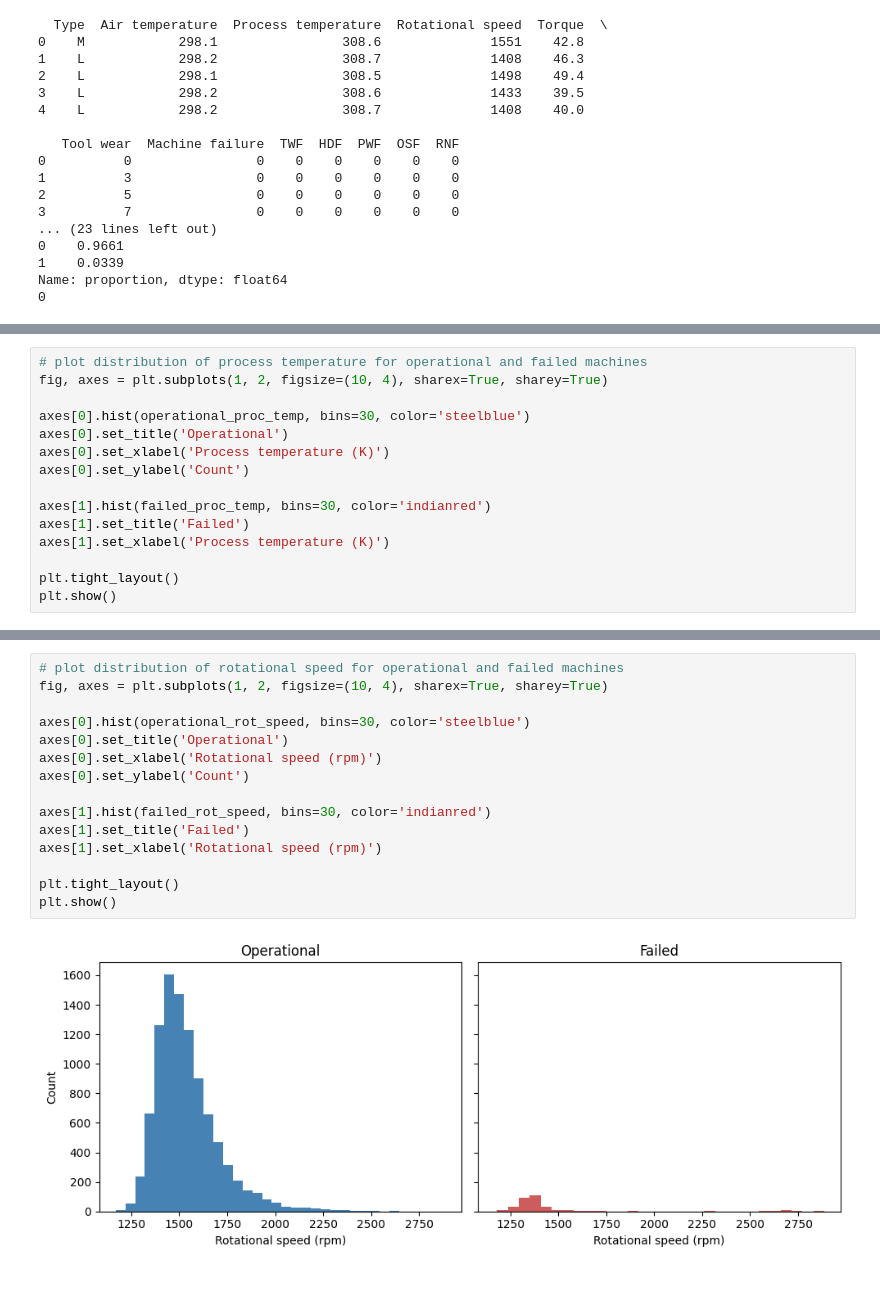
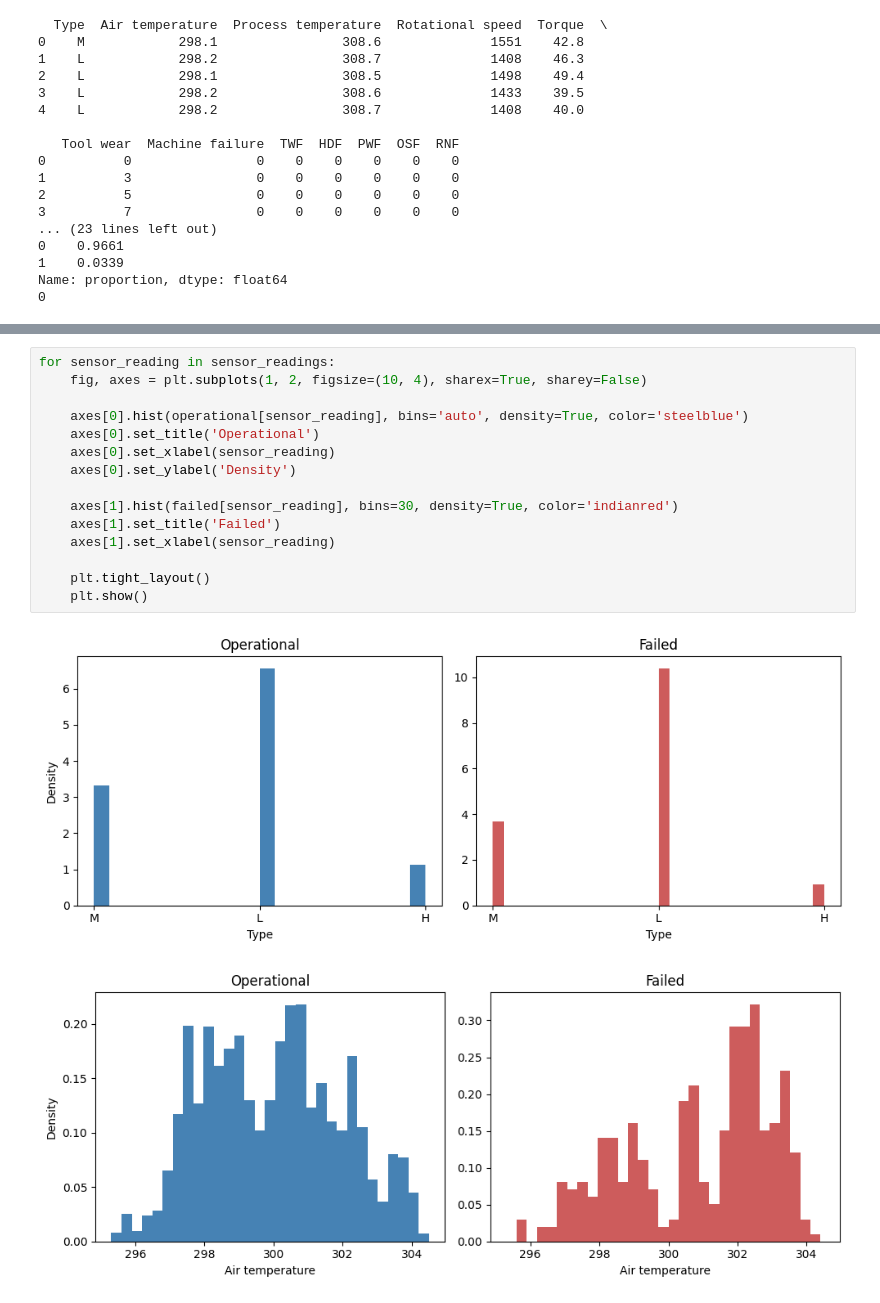
Before and after one commit to JustinSu11/AAI_500_Final, a Jupyter notebook: data_analysis.ipynb, the cells around one changed output, grey strips where cells are left out. Saved outputs shown, nothing was run; the diff lists cells and outputs as text.

```diff
--- a/data_analysis.ipynb
+++ b/data_analysis.ipynb
@@ -94,15 +54,0 @@ plt.show()
-# %%
-# plot distribution of process temperature for operational and failed machines
-fig, axes = plt.subplots(1, 2, figsize=(10, 4), sharex=True, sharey=True)
-
-axes[0].hist(operational_proc_temp, bins=30, color='steelblue')
-axes[0].set_title('Operational')
-axes[0].set_xlabel('Process temperature (K)')
-axes[0].set_ylabel('Count')
-
-axes[1].hist(failed_proc_temp, bins=30, color='indianred')
-axes[1].set_title('Failed')
-axes[1].set_xlabel('Process temperature (K)')
-
-plt.tight_layout()
-plt.show()
@@ -111,17 +55,18 @@ plt.show()
-# %%
-# plot distribution of rotational speed for operational and failed machines
-fig, axes = plt.subplots(1, 2, figsize=(10, 4), sharex=True, sharey=True)
-
-axes[0].hist(operational_rot_speed, bins=30, color='steelblue')
-axes[0].set_title('Operational')
-axes[0].set_xlabel('Rotational speed (rpm)')
-axes[0].set_ylabel('Count')
-
-axes[1].hist(failed_rot_speed, bins=30, color='indianred')
-axes[1].set_title('Failed')
-axes[1].set_xlabel('Rotational speed (rpm)')
-
-plt.tight_layout()
-plt.show()
-# %% [output]
-[figure, removed]
+# %%
+for sensor_reading in sensor_readings:
+    fig, axes = plt.subplots(1, 2, figsize=(10, 4), sharex=True, sharey=False)
+
+    axes[0].hist(operational[sensor_reading], bins='auto', density=True, color='steelblue')
+    axes[0].set_title('Operational')
+    axes[0].set_xlabel(sensor_reading)
+    axes[0].set_ylabel('Density')
+
+    axes[1].hist(failed[sensor_reading], bins=30, density=True, color='indianred')
+    axes[1].set_title('Failed')
+    axes[1].set_xlabel(sensor_reading)
+
+    plt.tight_layout()
+    plt.show()
+# %% [output]
+[figure, added]
+[figure, added]
```
Also changed, not shown: parts of 11 cells of this notebook, 1 other file.
